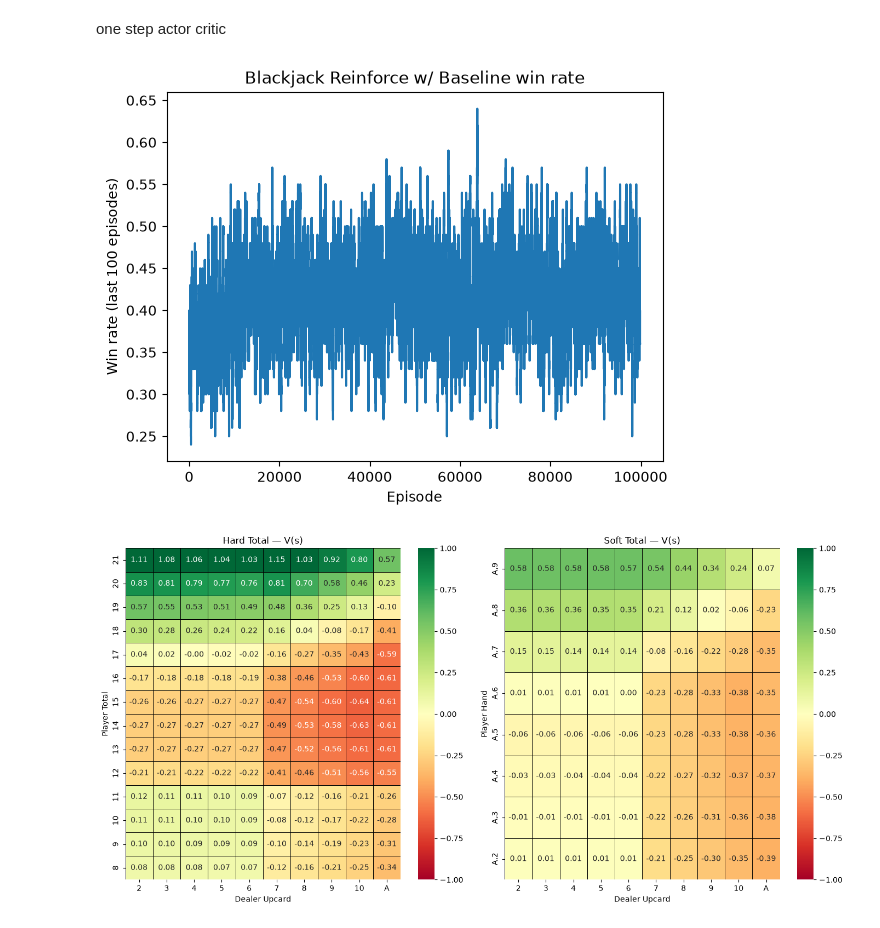
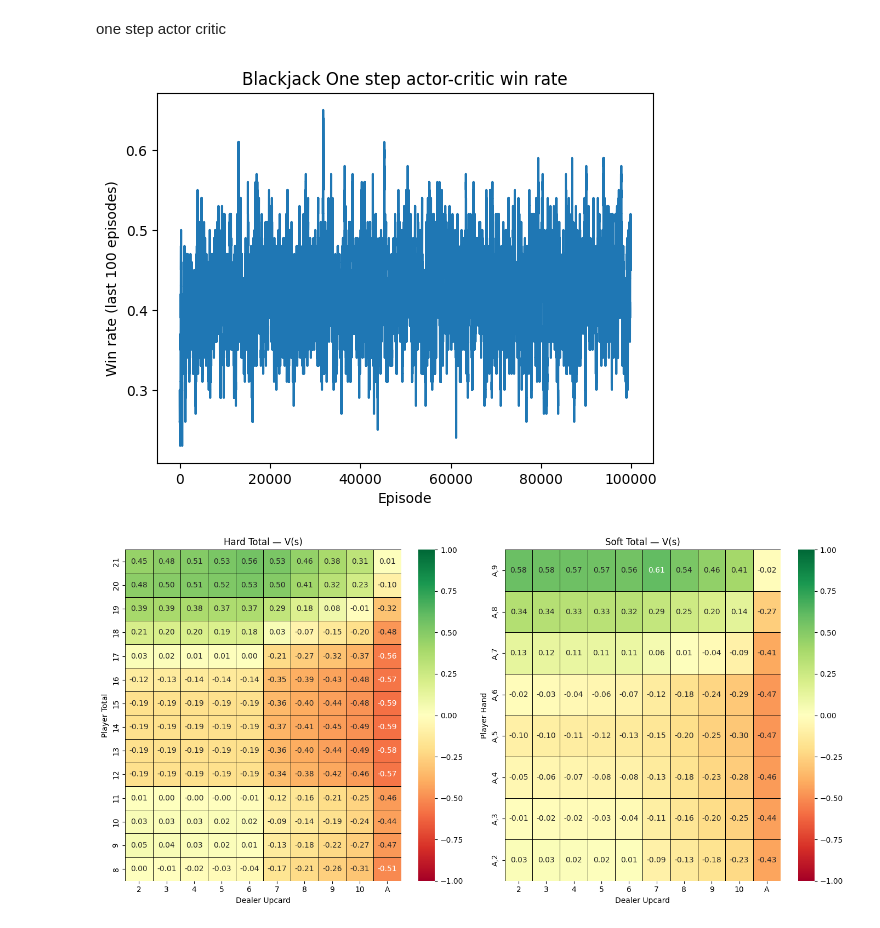
Before and after one commit to mpham8/rl-suttonbarto, a Jupyter notebook: ch13/blackjack-onestepac.ipynb, the cells around one changed output. Saved outputs shown, nothing was run; the diff lists cells and outputs as text; code cells hidden in the pictures.

```diff
--- a/ch13/blackjack-onestepac.ipynb
+++ b/ch13/blackjack-onestepac.ipynb
@@ -47,7 +47,7 @@ class PolicyFcnApprox(nn.Module):
 #init theta in R^d', init w in R^d
 INPUT_DIM = 12
 LAYER2_DIM = 64
-EPISODES = 10000
+EPISODES = 100000
 GAMMA = 1.0
 BETA = 0.05   #entropy bonus
 
@@ -86,6 +86,8 @@ def calculate_return(r_ls, gamma, t, T):
         g = r_ls[k] + gamma * g
     return g
 
+wins = []
+
 env = gym.make("Blackjack-v1", sab=False)
 
 #init v, theta
@@ -114,10 +116,13 @@ for episode in range(EPISODES):
 
 
         s_n, r, term, trunc, _ = env.step(int(a.item()))
+        s1_n, s2_n, s3_n = state_to_idx(s_n)
+        xi_n = torch.tensor(x(s1_n, s2_n, s3_n), dtype=torch.float32)
 
         v_hat = model_v(xi).squeeze()
+        v_n_hat = model_v(xi_n).squeeze()
         #if s' terminal:
-        if term:
+        if term or trunc:
             #target update, delta = r - v(s, w)
             delta = r - v_hat
             #update w, w = w + alpha_w * delta * del v(.)
@@ -131,24 +136,38 @@ for episode in range(EPISODES):
             loss_p.backward()
             optimizer_theta.step()
 
+            wins.append(r > 0)
+            break
+
 
 
         #target update, delta = r + gamma * v(s', w) - v(s, w)
+        delta = r + GAMMA * v_n_hat - v_hat
         #update w, w = w + alpha_w * delta * del v(.)
+        loss_v = delta ** 2
+        optimizer_w.zero_grad()
+        loss_v.backward()
+        optimizer_w.step()
         #update theta, theta = theta + alpha_theta * I * delta * del ln(pi(.))
+        loss_p = -i * delta.detach() * log_pi - BETA * entropy
+        optimizer_theta.zero_grad()
+        loss_p.backward()
+        optimizer_theta.step()
 
         #I <- gamma * I, s = s'
+        i = GAMMA * i
+        s = s_n
 # %%
 window = 100
 win_rate = np.convolve(wins, np.ones(window) / window, mode='valid')
 
 plt.plot(win_rate)
 plt.xlabel('Episode')
 plt.ylabel(f'Win rate (last {window} episodes)')
-plt.title('Blackjack Reinforce w/ Baseline win rate')
+plt.title('Blackjack One step actor-critic win rate')
 plt.show()
 # %% [output]
-[figure, old version]
+[figure, new version]
 # %%
 dealer_upcards = [(i, str(i)) for i in range(2, 11)] + [(1, 'A')]
 
@@ -201,7 +220,7 @@ plt.ylabel('Player Hand')
 plt.tight_layout()
 plt.show()
 # %% [output]
-[figure, old version]
+[figure, new version]
 # %%
 
 pink = '#FF5000'
```
Also changed, not shown: parts of 1 cell of this notebook.
